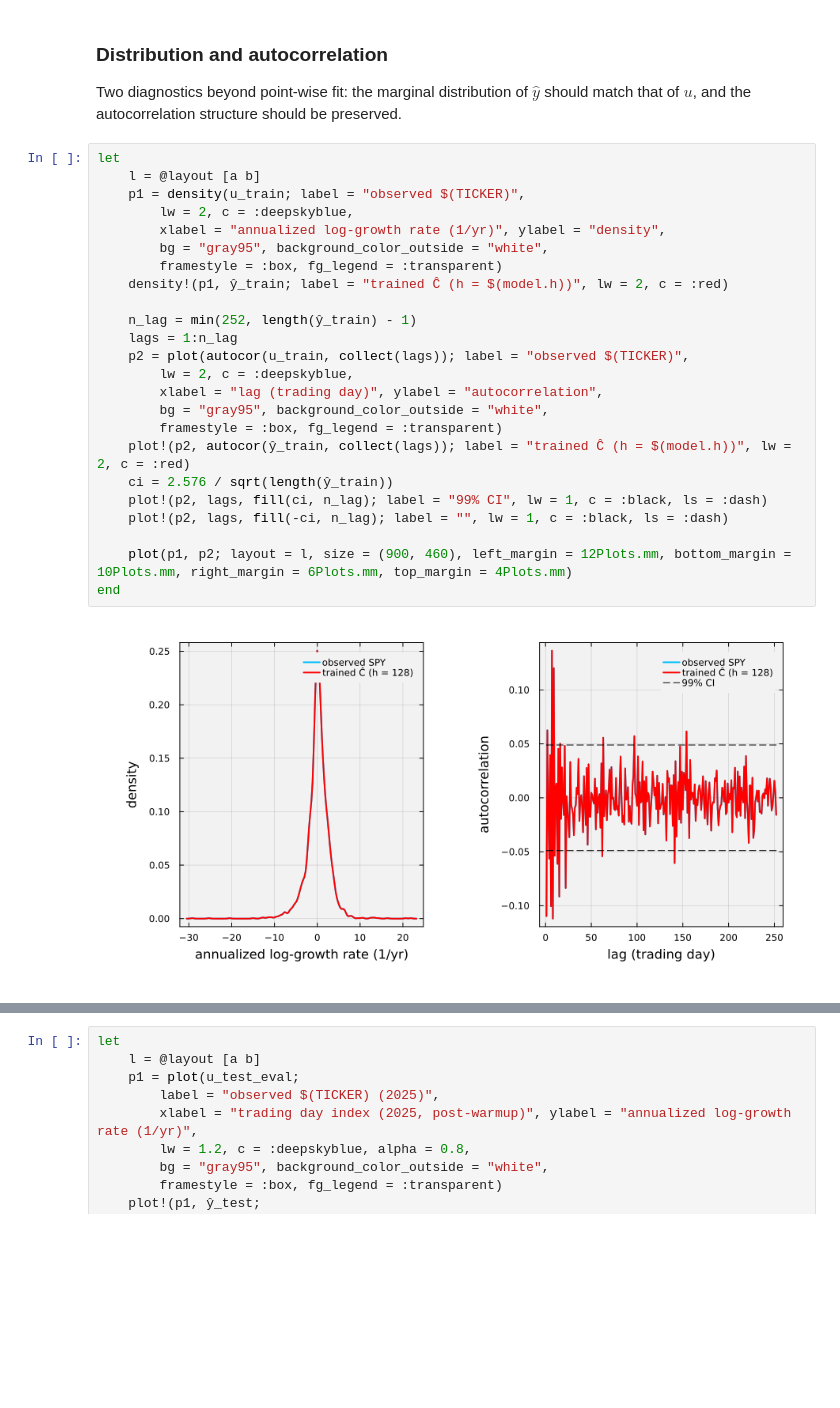
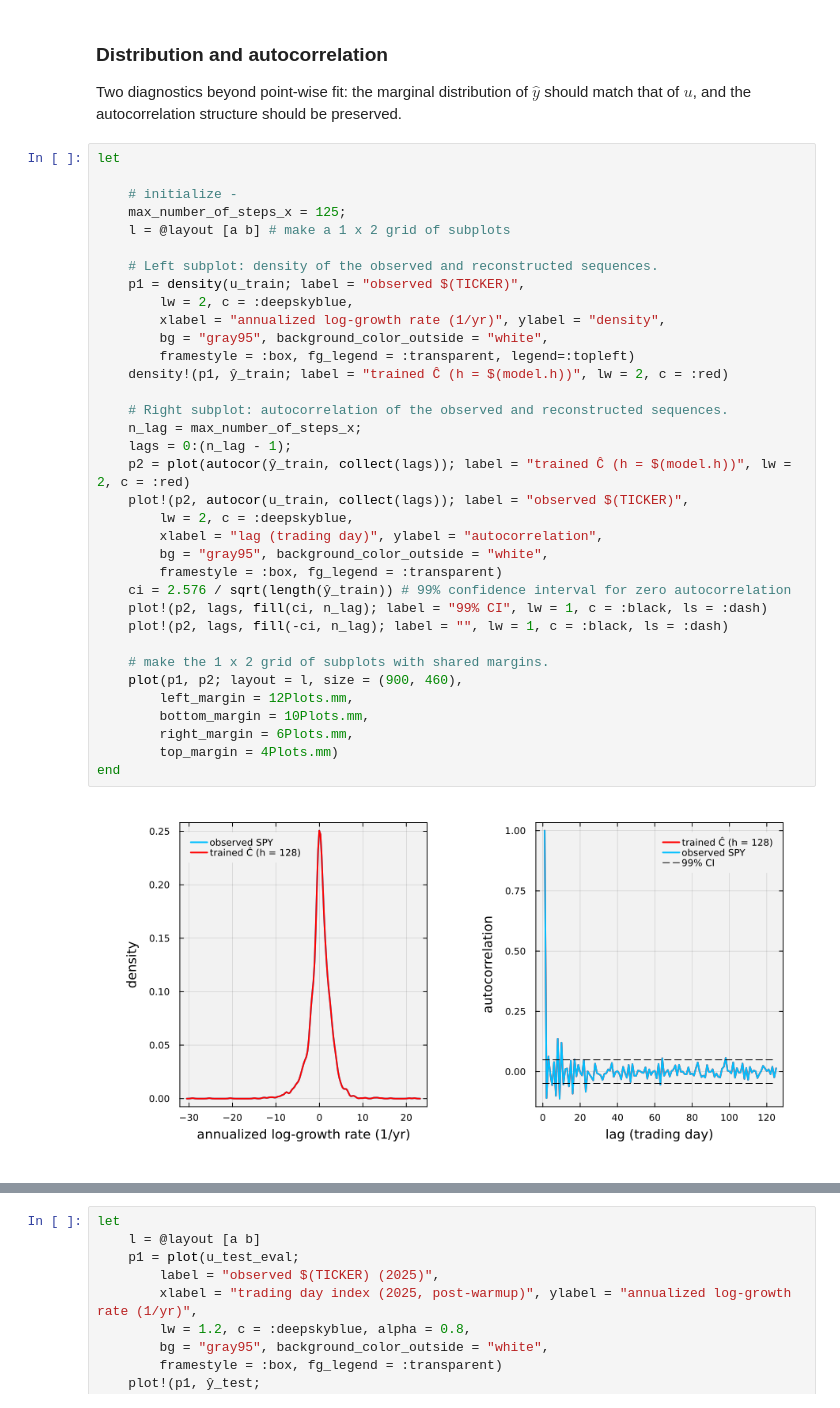
Before and after one commit to varnerlab/CHEME-5820-Lectures-Spring-2026, a Jupyter notebook: lectures/week-14/L14a/CHEME-5820-L14a-Example-Hippo-SSM-Spring-2026.ipynb, the cells around one changed output, grey strips where cells are left out. Cells and saved outputs as stored; diff of their text form; blank space fills up the shorter version.

```diff
--- a/lectures/week-14/L14a/CHEME-5820-L14a-Example-Hippo-SSM-Spring-2026.ipynb
+++ b/lectures/week-14/L14a/CHEME-5820-L14a-Example-Hippo-SSM-Spring-2026.ipynb
@@ -212,30 +212,41 @@ end
 Two diagnostics beyond point-wise fit: the marginal distribution of $\hat{y}$ should match that of $u$, and the autocorrelation structure should be preserved.
 # %%
 let
-    l = @layout [a b]
+
+    # initialize -
+    max_number_of_steps_x = 125;
+    l = @layout [a b] # make a 1 x 2 grid of subplots
+
+    # Left subplot: density of the observed and reconstructed sequences.
     p1 = density(u_train; label = "observed $(TICKER)",
         lw = 2, c = :deepskyblue,
         xlabel = "annualized log-growth rate (1/yr)", ylabel = "density",
         bg = "gray95", background_color_outside = "white",
-        framestyle = :box, fg_legend = :transparent)
+        framestyle = :box, fg_legend = :transparent, legend=:topleft)
     density!(p1, ŷ_train; label = "trained Ĉ (h = $(model.h))", lw = 2, c = :red)
 
-    n_lag = min(252, length(ŷ_train) - 1)
-    lags = 1:n_lag
-    p2 = plot(autocor(u_train, collect(lags)); label = "observed $(TICKER)",
+    # Right subplot: autocorrelation of the observed and reconstructed sequences.
+    n_lag = max_number_of_steps_x;
+    lags = 0:(n_lag - 1);
+    p2 = plot(autocor(ŷ_train, collect(lags)); label = "trained Ĉ (h = $(model.h))", lw = 2, c = :red)
+    plot!(p2, autocor(u_train, collect(lags)); label = "observed $(TICKER)",
         lw = 2, c = :deepskyblue,
         xlabel = "lag (trading day)", ylabel = "autocorrelation",
         bg = "gray95", background_color_outside = "white",
         framestyle = :box, fg_legend = :transparent)
-    plot!(p2, autocor(ŷ_train, collect(lags)); label = "trained Ĉ (h = $(model.h))", lw = 2, c = :red)
-    ci = 2.576 / sqrt(length(ŷ_train))
+    ci = 2.576 / sqrt(length(ŷ_train)) # 99% confidence interval for zero autocorrelation
     plot!(p2, lags, fill(ci, n_lag); label = "99% CI", lw = 1, c = :black, ls = :dash)
     plot!(p2, lags, fill(-ci, n_lag); label = "", lw = 1, c = :black, ls = :dash)
 
-    plot(p1, p2; layout = l, size = (900, 460), left_margin = 12Plots.mm, bottom_margin = 10Plots.mm, right_margin = 6Plots.mm, top_margin = 4Plots.mm)
+    # make the 1 x 2 grid of subplots with shared margins.
+    plot(p1, p2; layout = l, size = (900, 460),
+        left_margin = 12Plots.mm,
+        bottom_margin = 10Plots.mm,
+        right_margin = 6Plots.mm,
+        top_margin = 4Plots.mm)
 end
 # %% [output]
-[figure, old version]
+[figure, new version]
 # %% [markdown]
 ___
 
```
Also changed, not shown: parts of 15 cells of this notebook, 1 other file.
